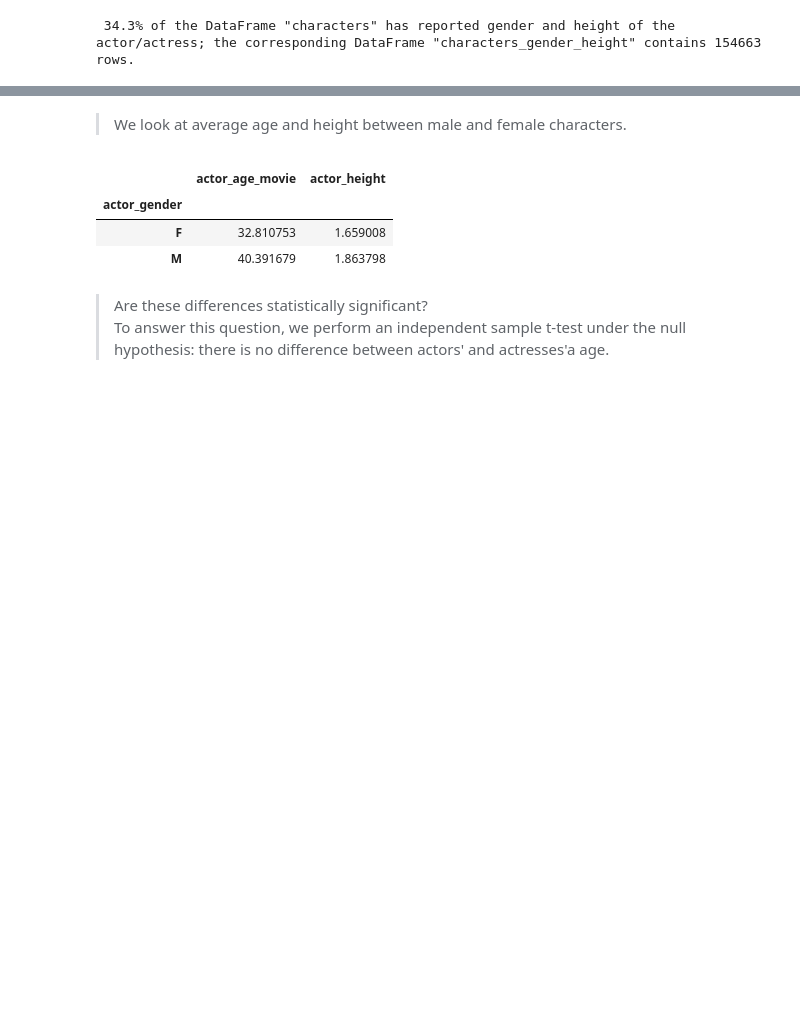
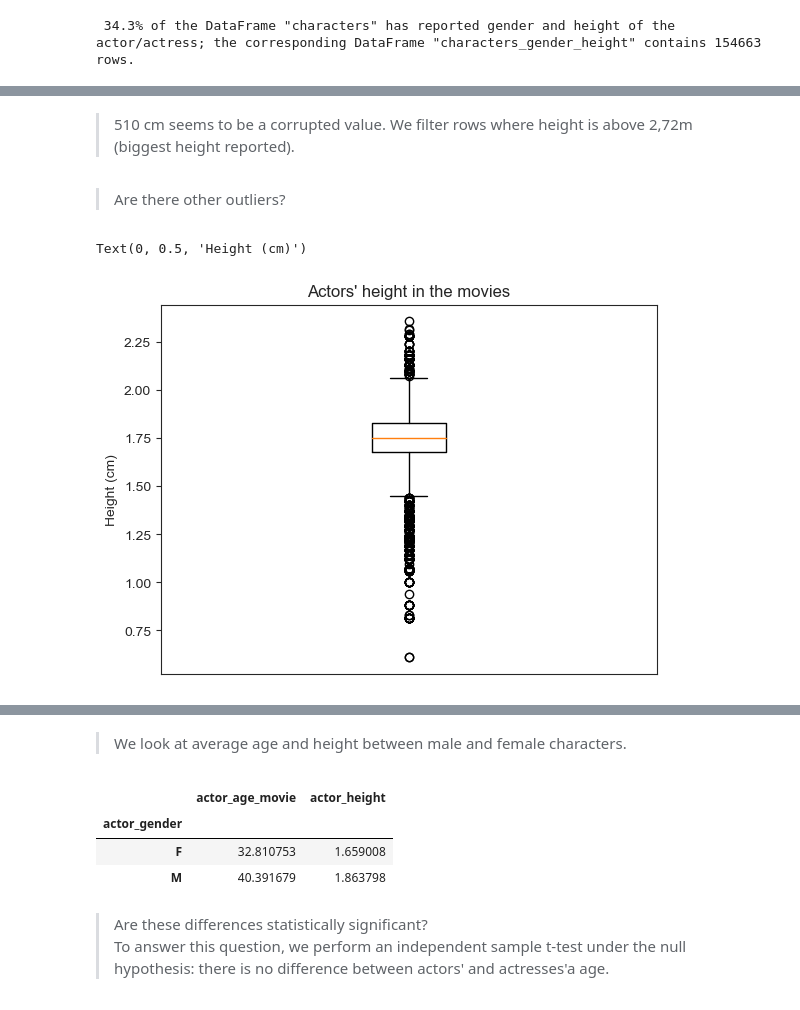
Before and after one commit to epfl-ada/ada-2022-project-armada, a Jupyter notebook: Marjo.ipynb, the cells around one changed output, grey strips where cells are left out. Drawn from its saved outputs; the diff is of its cells as text; code cells hidden in the pictures; blank space fills up the shorter version.

```diff
--- a/Marjo.ipynb
+++ b/Marjo.ipynb
@@ -101,0 +147,14 @@ print('{: .1%} of the DataFrame "characters" has reported gender and height of t
+# %% [markdown]
+> 510 cm seems to be a corrupted value. We filter rows where height is above 2,72m (biggest height reported).
+# %%
+characters_gender_height = characters_gender_height[characters_gender_height['actor_height'] < 2.73]
+# %% [markdown]
+> Are there other outliers?
+# %%
+plt.boxplot(characters_gender_height['actor_height'])
+plt.xticks([])
+plt.title("Actors' height in the movies")
+plt.ylabel("Height (cm)")
+# %% [output]
+Text(0, 0.5, 'Height (cm)')
+[figure, added]
```
Also changed, not shown: parts of 15 cells of this notebook.
